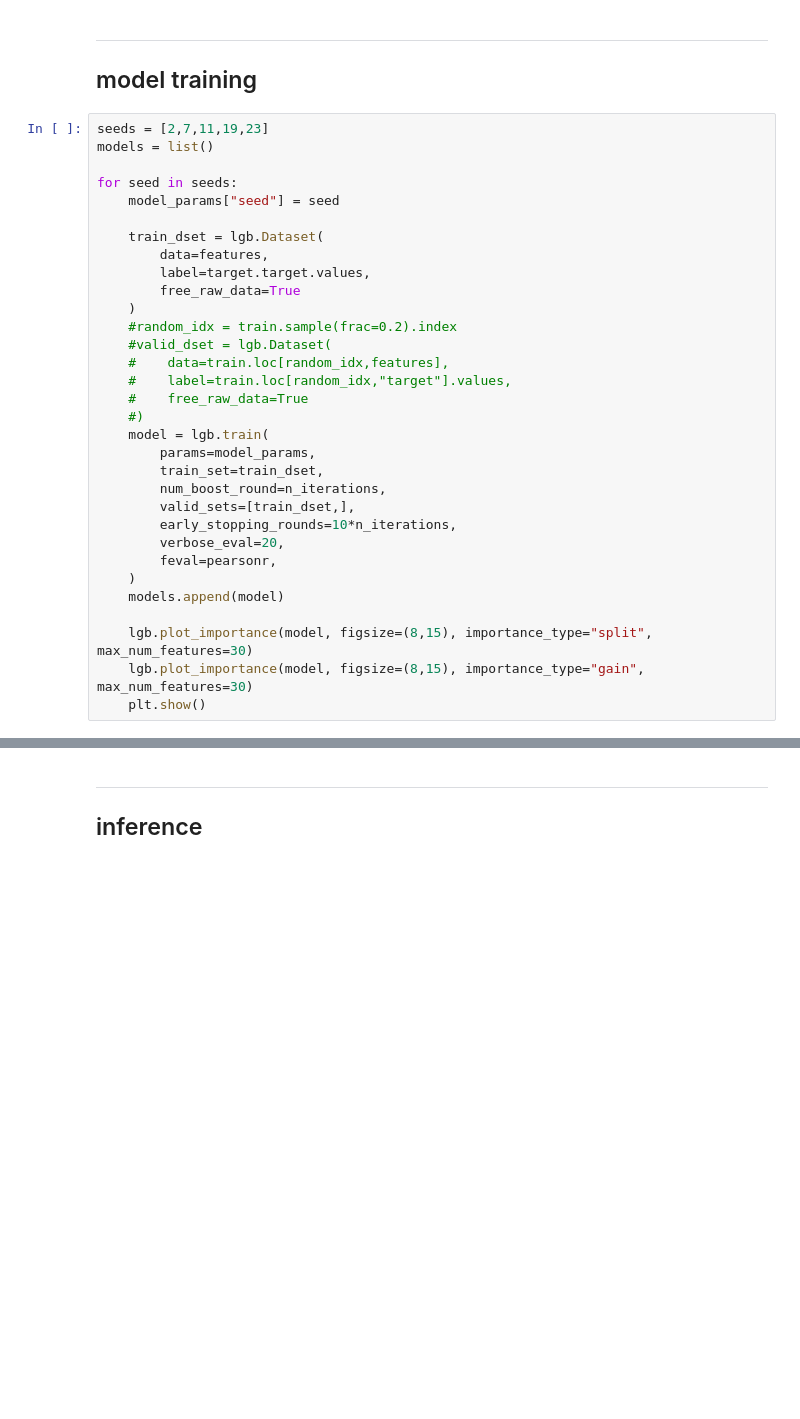
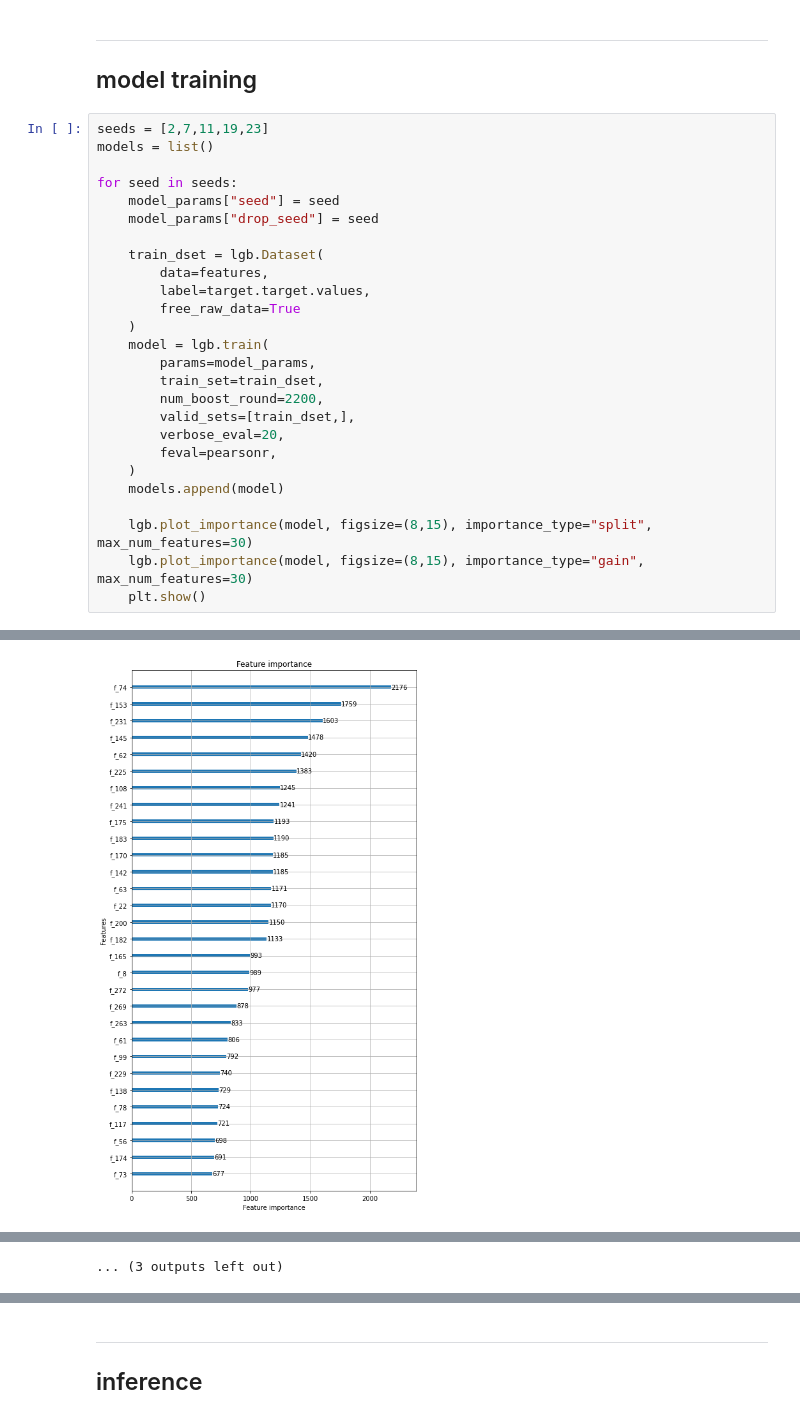
Before and after one commit to mavillan/ubiquant-market-prediction, a Jupyter notebook: train/ump-train-lgbm-dart.ipynb, the cells around one changed output, grey strips where cells are left out. Drawn from its saved outputs; the diff is of its cells as text; blank space fills up the shorter version.

Commit message:
Re-run of training of lgbm-dart

```diff
--- a/train/ump-train-lgbm-dart.ipynb
+++ b/train/ump-train-lgbm-dart.ipynb
@@ -347,24 +348,18 @@ models = list()
 
 for seed in seeds:
     model_params["seed"] = seed
+    model_params["drop_seed"] = seed
 
     train_dset = lgb.Dataset(
         data=features,
         label=target.target.values,
         free_raw_data=True
     )
-    #random_idx = train.sample(frac=0.2).index
-    #valid_dset = lgb.Dataset(
-    #    data=train.loc[random_idx,features],
-    #    label=train.loc[random_idx,"target"].values,
-    #    free_raw_data=True
-    #)
     model = lgb.train(
         params=model_params,
         train_set=train_dset,
-        num_boost_round=n_iterations,
+        num_boost_round=2200,
         valid_sets=[train_dset,],
-        early_stopping_rounds=10*n_iterations,
         verbose_eval=20,
         feval=pearsonr,
     )
@@ -373,3 +368,4 @@ for seed in seeds:
     lgb.plot_importance(model, figsize=(8,15), importance_type="split", max_num_features=30)
     lgb.plot_importance(model, figsize=(8,15), importance_type="gain", max_num_features=30)
     plt.show()
+# %% [output]
@@ -375,0 +389 @@ for seed in seeds:
+[figure, added]
@@ -376,2 +448,3 @@ for seed in seeds:
+... (3 outputs left out)
 # %%
 for seed,model in zip(seeds,models):
```
Also changed, not shown: parts of 10 cells of this notebook.
